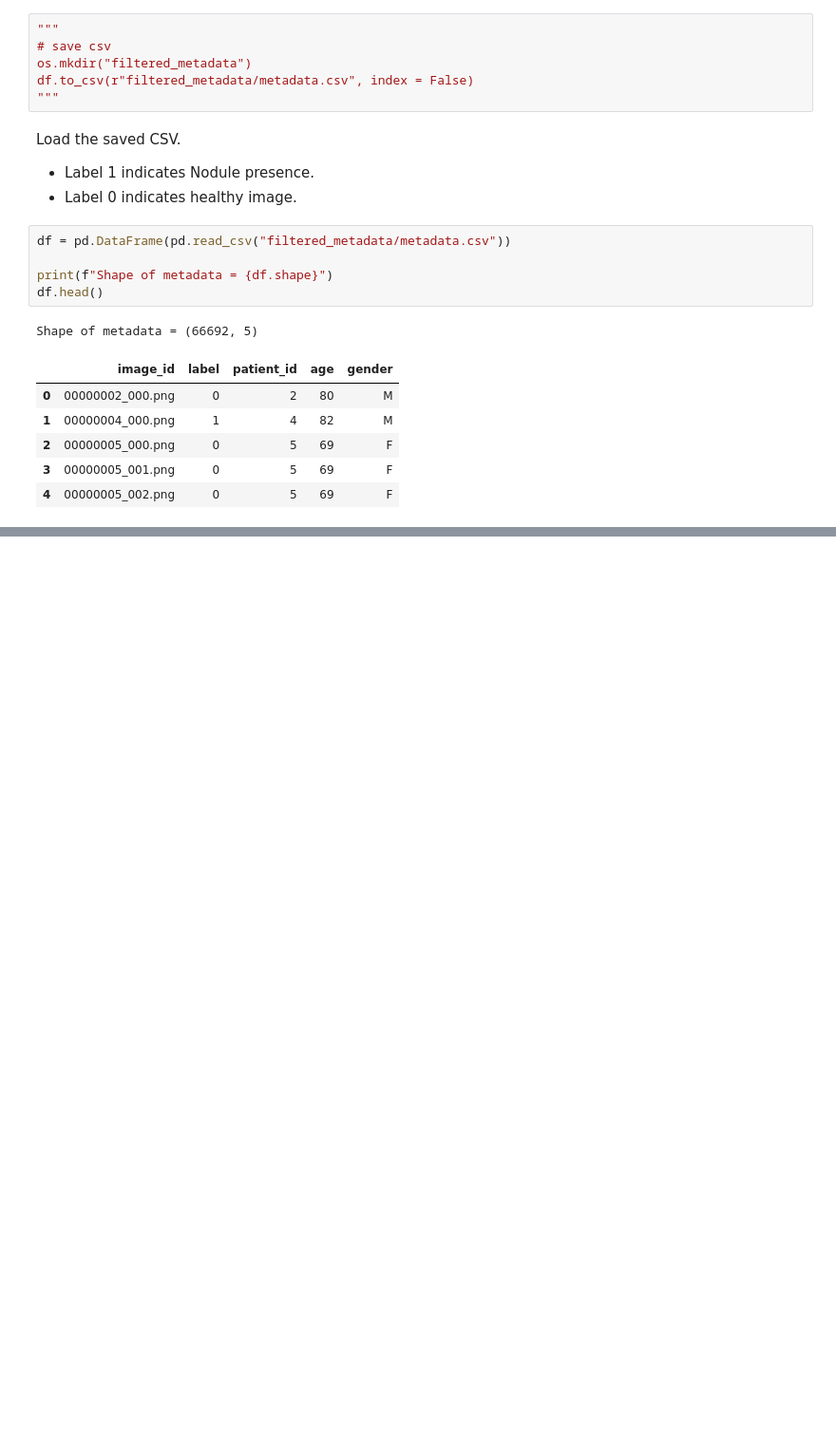
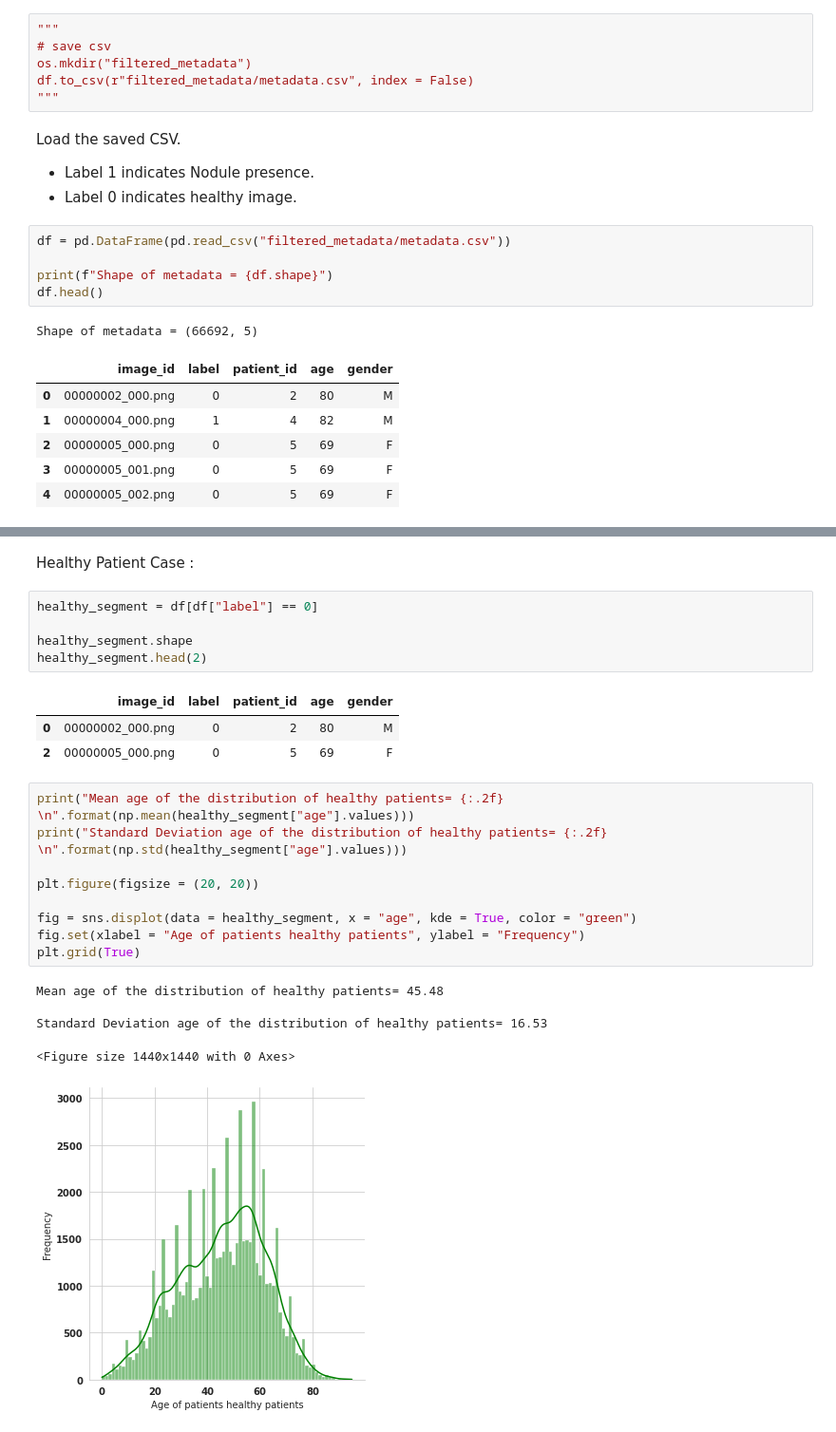
Before and after one commit to fireheart12/Chexnet_NIH, a Jupyter notebook: Exploratory Data Analysis/NIH-EDA.ipynb, the cells around one changed output, grey strips where cells are left out. Shown at 95% size. Drawn from its saved outputs; the diff is of its cells as text; blank space fills up the shorter version.

```diff
--- a/Exploratory Data Analysis/NIH-EDA.ipynb
+++ b/Exploratory Data Analysis/NIH-EDA.ipynb
@@ -229,0 +308,26 @@ Shape of metadata = (66692, 5)
+# %% [markdown]
+Healthy Patient Case :
+# %%
+healthy_segment = df[df["label"] == 0]
+
+healthy_segment.shape
+healthy_segment.head(2)
+# %% [output]
+|  | image_id | label | patient_id | age | gender |
+| 0 | 00000002_000.png | 0 | 2 | 80 | M |
+| 2 | 00000005_000.png | 0 | 5 | 69 | F |
+# %%
+print("Mean age of the distribution of healthy patients= {:.2f} \n".format(np.mean(healthy_segment["age"].values)))
+print("Standard Deviation age of the distribution of healthy patients= {:.2f} \n".format(np.std(healthy_segment["age"].values)))
+
+plt.figure(figsize = (20, 20))
+
+fig = sns.displot(data = healthy_segment, x = "age", kde = True, color = "green")
+fig.set(xlabel = "Age of patients healthy patients", ylabel = "Frequency")
+plt.grid(True)
+# %% [output]
+Mean age of the distribution of healthy patients= 45.48
+
+Standard Deviation age of the distribution of healthy patients= 16.53
+<Figure size 1440x1440 with 0 Axes>
+[figure, added]
```
Also changed, not shown: parts of 13 cells of this notebook.
